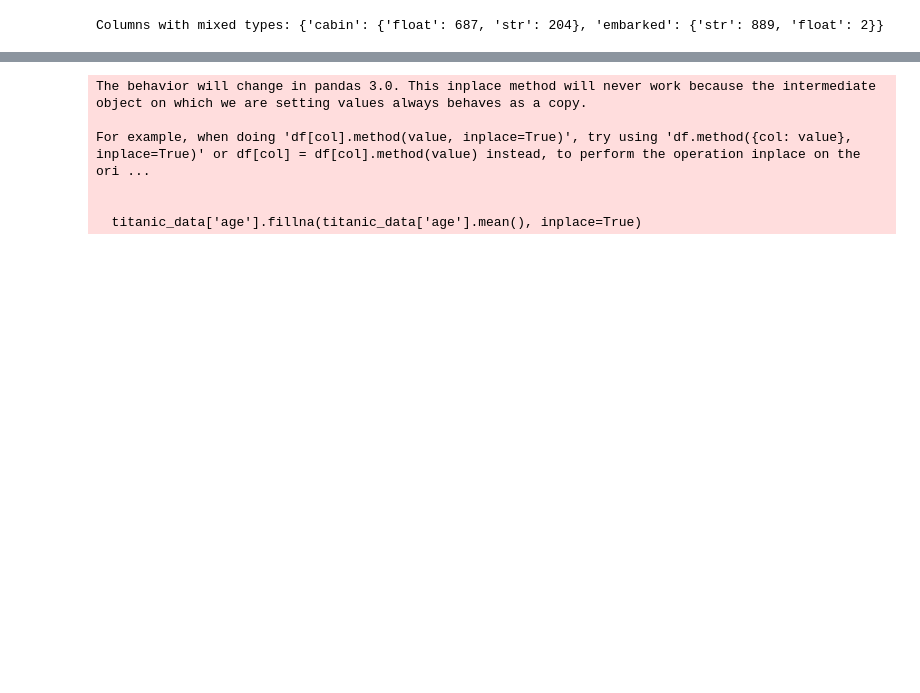
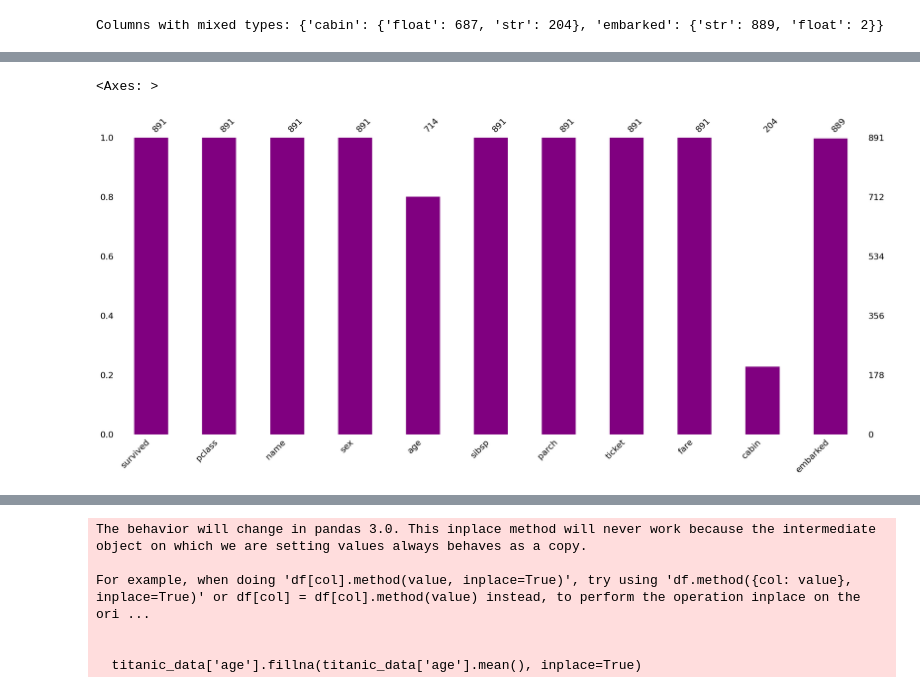
Before and after one commit to AfsanehShamsaddini/Titanic_Survival_Prediction, a Jupyter notebook: Titanic_Survival_Prediction.ipynb, the cells around one changed output, grey strips where cells are left out. Drawn from its saved outputs; the diff is of its cells as text; code cells hidden in the pictures; blank space fills up the shorter version.

```diff
--- a/Titanic_Survival_Prediction.ipynb
+++ b/Titanic_Survival_Prediction.ipynb
@@ -148,0 +143,5 @@ dtype: int64
+# %%
+msno.bar(titanic_data, color='purple')
+# %% [output]
+<Axes: >
+[figure, added]
```
Also changed, not shown: parts of 12 cells of this notebook.
